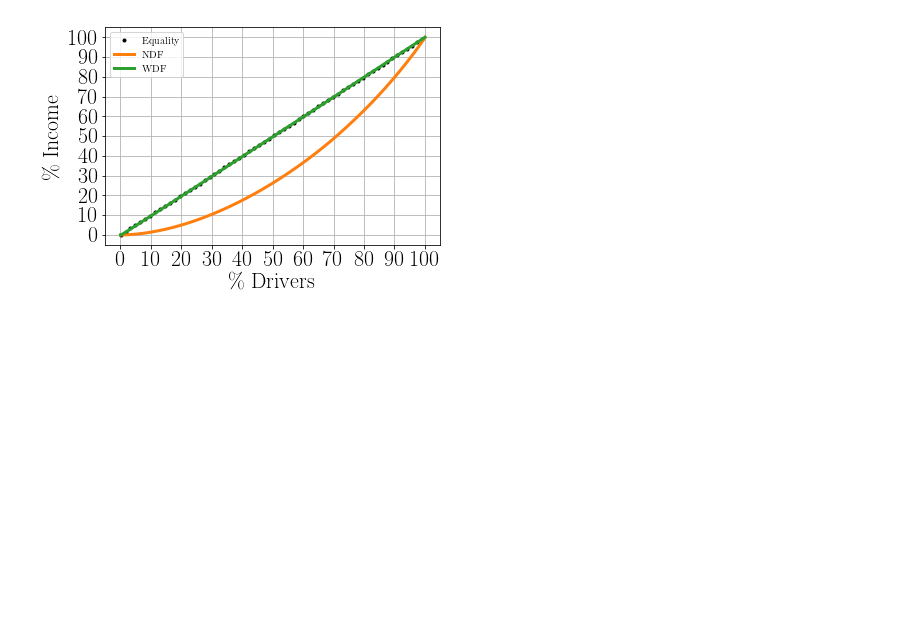
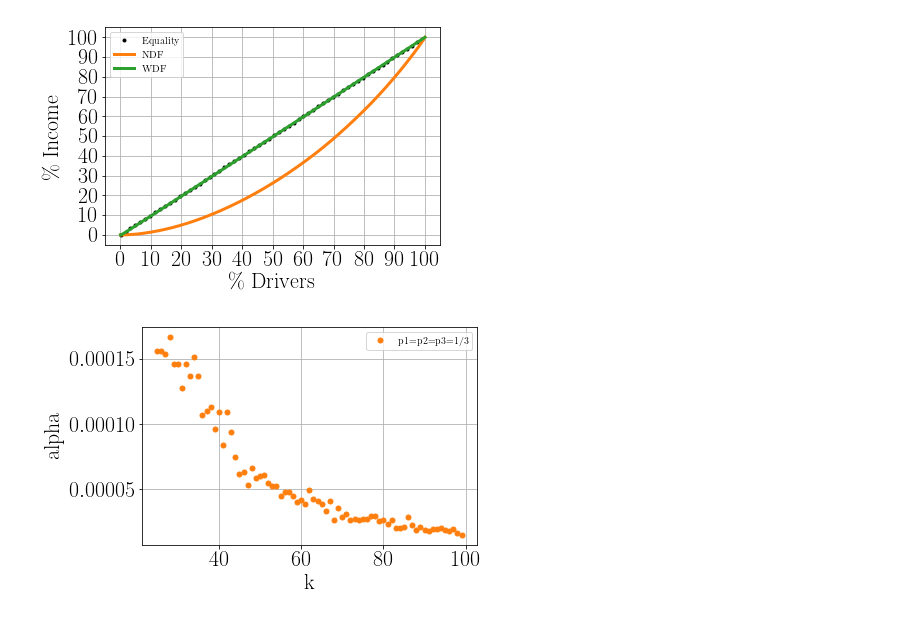
Before and after one commit to chatox/synthetic_fair_test, a Jupyter notebook: multinomial plotting/multinomial plotting.ipynb, the cells around one changed output. Saved outputs shown, nothing was run; the diff lists cells and outputs as text; code cells hidden in the pictures; blank space fills up the shorter version.

Commit message:
curveFittingAlphaAdjustment

```diff
--- a/multinomial plotting/multinomial plotting.ipynb
+++ b/multinomial plotting/multinomial plotting.ipynb
@@ -80,3 +80,31 @@ plt.savefig('lorenzCurveNDFvsWDF_smallLegend.pdf', bbox_inches='tight', dpi=300)
 # %% [output]
 [figure]
 [figure]
+# %%
+import matplotlib as mpl
+import matplotlib.pyplot as plt
+import matplotlib.ticker as ticker
+
+import pandas as pd
+import numpy as np
+
+mpl.rcParams.update({'font.size': 22, 'lines.linewidth': 3, 'lines.markersize': 15, 'font.family': 'Times New Roman'})
+    # avoid type 3 (i.e. bitmap) fonts in figures
+mpl.rcParams['ps.useafm'] = True
+mpl.rcParams['pdf.use14corefonts'] = True
+mpl.rcParams['text.usetex'] = True
+
+data = pd.read_csv('data_030303_01_2')
+x = data['k']
+y = data['adjustedAlpha']
+
+_, ax = plt.subplots()
+ax.plot(x, y, 'o', c='C1', markersize=5)
+#ax.xaxis.set_major_locator(ticker.MultipleLocator(3))
+plt.xlabel('k')
+plt.ylabel('alpha')
+plt.grid()
+plt.legend(('p1=p2=p3=1/3',), loc="best", prop={'size': 10})
+plt.savefig('alpha_030303_01.png', bbox_inches='tight', dpi=300)
+# %% [output]
+[figure, added]
```
Also changed, not shown: 5 other files.
